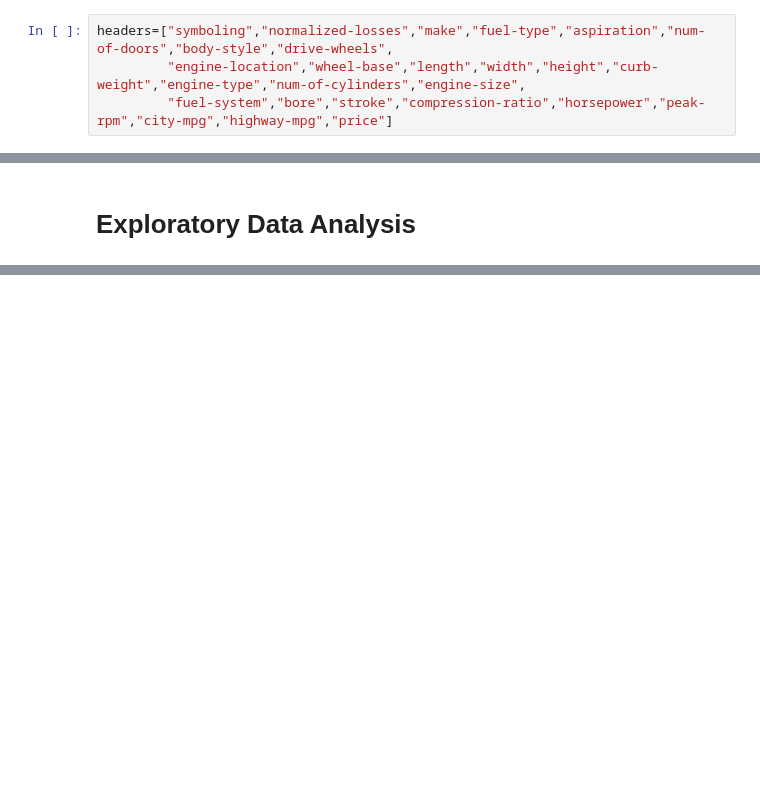
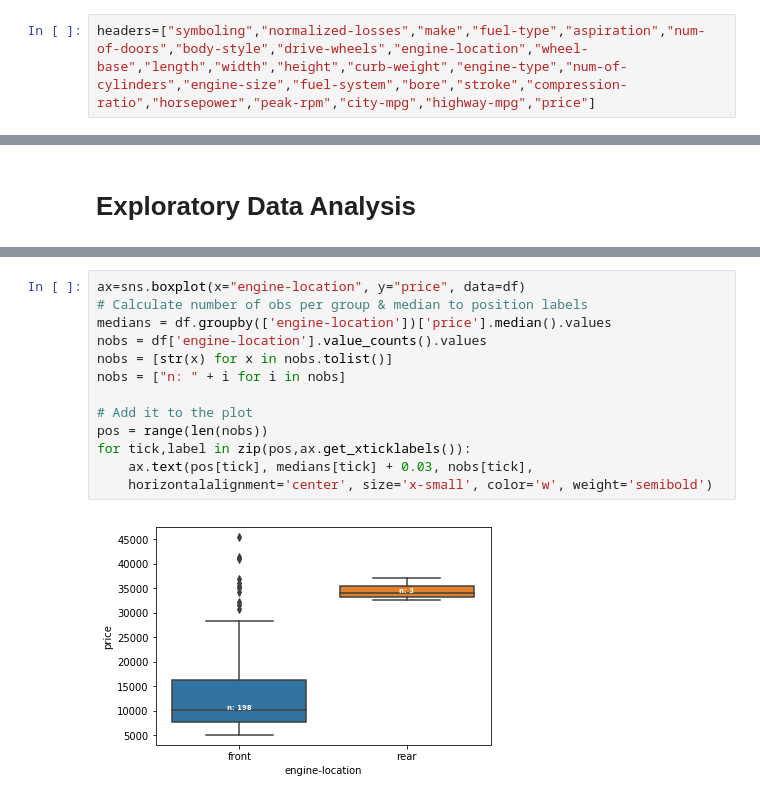
Before and after one commit to troynguyen/sky-limit-theory, a Jupyter notebook: Data_Science_Python_Notebook.ipynb, the cells around one changed output, grey strips where cells are left out. Cells and saved outputs as stored; diff of their text form; blank space fills up the shorter version.

Commit message:
Began Exploratory Data Analysis

```diff
--- a/Data_Science_Python_Notebook.ipynb
+++ b/Data_Science_Python_Notebook.ipynb
@@ -83,9 +83,7 @@ import pandas as pd
 filepath='imports-85.data'
 df=pd.read_csv(filepath, header=None) # header=None specifies that there is no header in the dataset
 # %%
-headers=["symboling","normalized-losses","make","fuel-type","aspiration","num-of-doors","body-style","drive-wheels",
-         "engine-location","wheel-base","length","width","height","curb-weight","engine-type","num-of-cylinders","engine-size",
-         "fuel-system","bore","stroke","compression-ratio","horsepower","peak-rpm","city-mpg","highway-mpg","price"]
+headers=["symboling","normalized-losses","make","fuel-type","aspiration","num-of-doors","body-style","drive-wheels","engine-location","wheel-base","length","width","height","curb-weight","engine-type","num-of-cylinders","engine-size","fuel-system","bore","stroke","compression-ratio","horsepower","peak-rpm","city-mpg","highway-mpg","price"]
 # %%
 df.columns=headers
 # %% [markdown]
@@ -310,0 +450,15 @@ df.describe(include=['object'])
+# %%
+ax=sns.boxplot(x="engine-location", y="price", data=df)
+# Calculate number of obs per group & median to position labels
+medians = df.groupby(['engine-location'])['price'].median().values
+nobs = df['engine-location'].value_counts().values
+nobs = [str(x) for x in nobs.tolist()]
+nobs = ["n: " + i for i in nobs]
+
+# Add it to the plot
+pos = range(len(nobs))
+for tick,label in zip(pos,ax.get_xticklabels()):
+    ax.text(pos[tick], medians[tick] + 0.03, nobs[tick],
+    horizontalalignment='center', size='x-small', color='w', weight='semibold')
+# %% [output]
+[figure, added]
```
Also changed, not shown: parts of 21 cells of this notebook.
